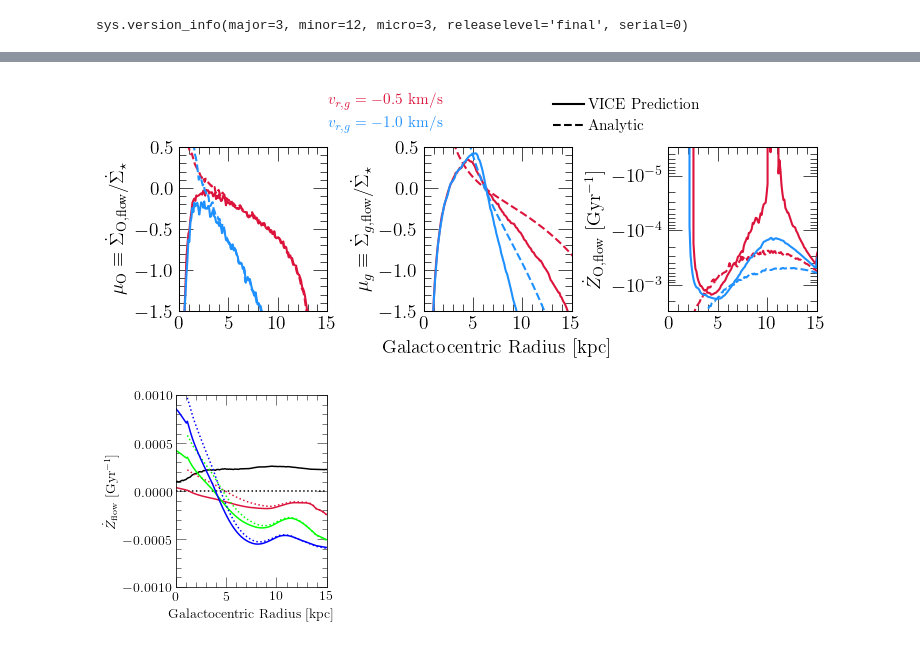
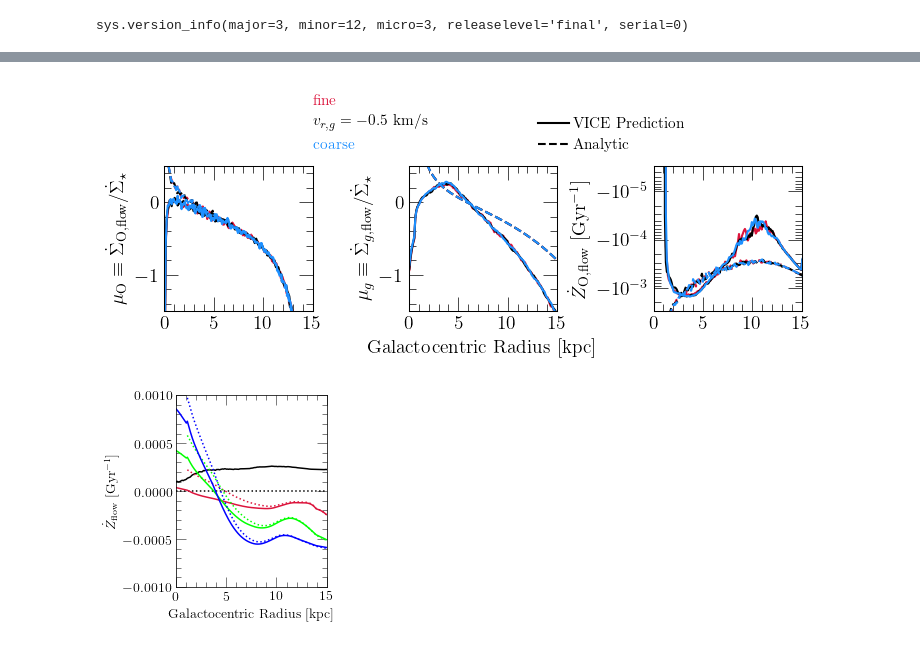
Before and after one commit to giganano/radial-flows, a Jupyter notebook: notebooks/zdotflow.ipynb, the cells around one changed output, grey strips where cells are left out. Saved outputs shown, nothing was run; the diff lists cells and outputs as text; code cells hidden in the pictures.

```diff
--- a/notebooks/zdotflow.ipynb
+++ b/notebooks/zdotflow.ipynb
@@ -19,8 +19,11 @@ sys.version_info(major=3, minor=12, micro=3, releaselevel='final', serial=0)
 outputs = [
     # "../outputs/potential-well-deepening/gamma0p1",
     # "../outputs/potential-well-deepening/gamma0p3",
+    "../outputs/constant/vgas-0p5-fine",
     "../outputs/constant/vgas-0p5",
-    "../outputs/constant/vgas-1p5",
+    # "../outputs/constant/vgas-0p5-dr0p2",
+    "../outputs/constant/vgas-0p5-coarse"
+    # "../outputs/constant/vgas-1",
 #     "../outputs/linear/dvdr-0p02",
 #     "../outputs/linear/dvdr-0p05",
     # "../outputs/angular-momentum-dilution/betaphiin0p7",
@@ -28,15 +31,19 @@ outputs = [
 ]
 outputs = [vice.output(name) for name in outputs]
 # %%
-COLORS = ["crimson", "dodgerblue"]
+COLORS = ["crimson", "black", "dodgerblue"]
 LABELS = [
 #     r"$-0.02$ Gyr$^{-1}$",
 #     r"$-0.05$ Gyr$^{-1}$"
     # r"$\gamma = 0.1$",
     # r"$\gamma = 0.3$"
+    "fine",
     r"$v_{r,g} = -0.5$ km/s",
-    r"$v_{r,g} = -1.0$ km/s"
+    "coarse"
+    # r"$\delta R = 0.2$ kpc"
+    # r"$v_{r,g} = -1.0$ km/s"
 ]
+ZONE_WIDTH = [0.1, 0.1, 0.1]
 
 fig = plt.figure(figsize = (7.5, 3))
 ax1 = fig.add_subplot(131)
@@ -105,32 +112,6 @@ def numerical_mu_o(output, lookback, zone_width = 0.1):
     radii = [(a + b) / 2 for a, b in zip(radii[:-1], radii[1:])]
     return [radii, mu_o]
 
-# def numerical_mu_gas(output, lookback, zone_width = 0.1):
-    # diff = [abs(_ - lookback) for _ in output.zones["zone0"].history["lookback"]]
-    # idx = diff.index(min(diff))
-    # if idx == len(output.zones["zone0"].history["lookback"]) - 1: idx -= 1
-    # radii = [zone_width * (i + 0.5) for i in range(len(output.zones.keys()))]
-    # mu_g = []
-    # for i in range(len(radii)):
-    #     zone = output.zones["zone%d" % (i)]
-    #     sfr = zone.history["sfr"][idx] * 1.e9
-    #     if sfr:
-    #         eta = 1.e9 * zone.history["ofr"][idx] / sfr
-    #     else:
-    #         mu_g.append(0)
-    #         continue
-    #     dmdt = zone.history["mgas"][idx + 1] - zone.history["mgas"][idx]
-    #     dmdt /= zone.history["time"][idx + 1] - zone.history["time"][idx]
-    #     recycling = zone.history["r_eff"][idx]
-    #     ifr = 1.e9 * zone.history["ifr"][idx]
-    #     mdotflow = dmdt - ifr + sfr * (1 + eta - recycling)
-    #     # mdotflow -= ifr
-    #     # mdotflow += sfr * (1 + eta - recycling)
-    #     if i == 80: print(dmdt / sfr, ifr / sfr, 1 + eta - recycling)
-    #     mu_g.append(mdotflow / sfr)
-    # # print(mu_g)
-    # return [radii, mu_g]
-
 def numerical_mu_gas(output, lookback, zone_width = 0.1):
     diff = [abs(_ - lookback) for _ in output.zones["zone0"].history["lookback"]]
     idx = diff.index(min(diff))
@@ -142,18 +123,45 @@ def numerical_mu_gas(output, lookback, zone_width = 0.1):
         sfr = zone.history["sfr"][idx] * 1.e9
         if sfr:
             eta = 1.e9 * zone.history["ofr"][idx] / sfr
-            # eta = 0
         else:
             mu_g.append(0)
             continue
         dmdt = zone.history["mgas"][idx + 1] - zone.history["mgas"][idx]
         dmdt /= zone.history["time"][idx + 1] - zone.history["time"][idx]
+        recycling = zone.history["r_eff"][idx]
+        # recycling = 0.4
         ifr = 1.e9 * zone.history["ifr"][idx]
-        # ifr = 0
-        recycling = zone.history["r_eff"][idx]
-        mu_g.append((dmdt - ifr) / sfr + 1 + eta - recycling)
-    print(mu_g)
+        mdotflow = dmdt - ifr + sfr * (1 + eta - recycling)
+        # mdotflow -= ifr
+        # mdotflow += sfr * (1 + eta - recycling)
+        if i == 80: print(dmdt / sfr, ifr / sfr, eta, recycling)
+        mu_g.append(mdotflow / sfr)
+    # print(mu_g)
     return [radii, mu_g]
+
+# def numerical_mu_gas(output, lookback, zone_width = 0.1):
+#     diff = [abs(_ - lookback) for _ in output.zones["zone0"].history["lookback"]]
+#     idx = diff.index(min(diff))
+#     if idx == len(output.zones["zone0"].history["lookback"]) - 1: idx -= 1
+#     radii = [zone_width * (i + 0.5) for i in range(len(output.zones.keys()))]
+#     mu_g = []
+#     for i in range(len(radii)):
+#         zone = output.zones["zone%d" % (i)]
+#         sfr = zone.history["sfr"][idx] * 1.e9
+#         if sfr:
+#             eta = 1.e9 * zone.history["ofr"][idx] / sfr
+#             # eta = 0
+#         else:
+#             mu_g.append(0)
+#             continue
+#         dmdt = zone.history["mgas"][idx + 1] - zone.history["mgas"][idx]
+#         dmdt /= zone.history["time"][idx + 1] - zone.history["time"][idx]
+#         ifr = 1.e9 * zone.history["ifr"][idx]
+#         # ifr = 0
+#         recycling = zone.history["r_eff"][idx]
+#         mu_g.append((dmdt - ifr) / sfr + 1 + eta - recycling)
+#     print(mu_g)
+#     return [radii, mu_g]
 
 def numerical_zdotflow(output, lookback, mu_g, mu_o, zone_width = 0.1):
     diff = [abs(_ - lookback) for _ in output.zones["zone0"].history["lookback"]]
@@ -208,7 +216,7 @@ for i in range(len(outputs)):
         "c": named_colors()[COLORS[i]],
         "label": LABELS[i]
     }
-    plot_predictions(ax1, ax2, ax3, outputs[i], 0, **kwargs)
+    plot_predictions(ax1, ax2, ax3, outputs[i], 0, zone_width = ZONE_WIDTH[i], **kwargs)
 
 kwargs = {
     "loc": mpl_loc("lower right"),
@@ -222,9 +230,9 @@ fancy_legend(leg, COLORS)
 plt.tight_layout()
 plt.subplots_adjust(wspace = 0.65)
 negative_log(ax3)
-for ext in ["pdf", "jpeg"]:
-    kwargs = {}
-    if ext == "jpeg": kwargs["dpi"] = 200
-    plt.savefig("./zdotflow/analytic-vs-numeric.%s" % (ext), **kwargs)
+# for ext in ["pdf", "jpeg"]:
+#     kwargs = {}
+#     if ext == "jpeg": kwargs["dpi"] = 200
+#     plt.savefig("./zdotflow/analytic-vs-numeric.%s" % (ext), **kwargs)
 plt.show()
 # %% [output]
@@ -233,4 +242,4 @@ plt.show()
-[figure, old version]
+[figure, new version]
 # %%
 # output = vice.output("../outputs/linear/dvdr-0p08")
 outputs = [
```
Also changed, not shown: parts of 1 cell of this notebook, 11 other files.
